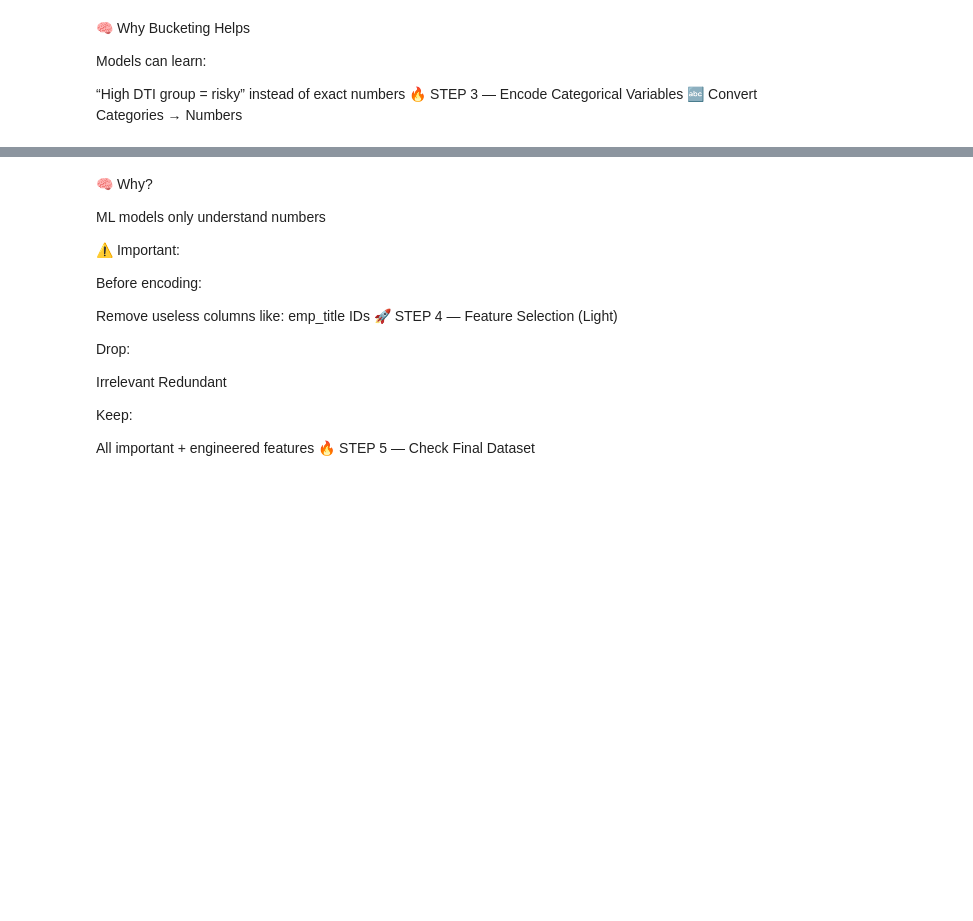
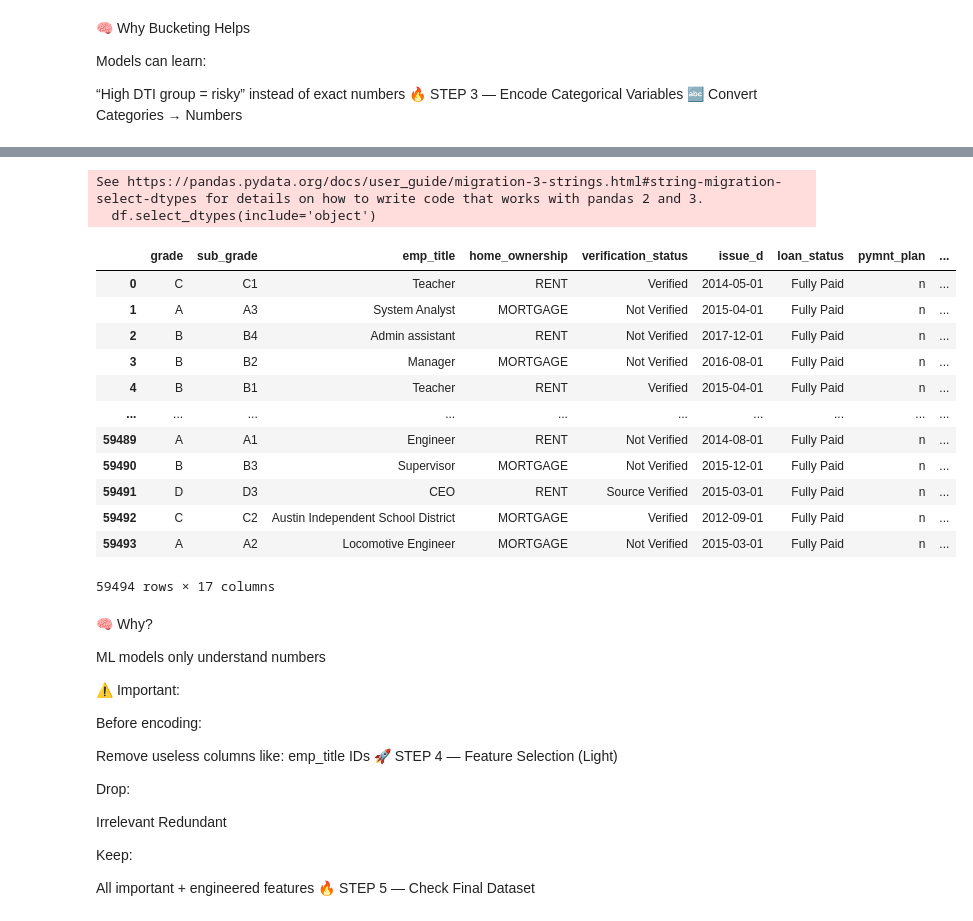
Before and after one commit to shreyansh26jan/fintech-credit-risk, a Jupyter notebook: notebook/day3B_FeatureEngineering.ipynb, the cells around one changed output, grey strips where cells are left out. Saved outputs shown, nothing was run; the diff lists cells and outputs as text; code cells hidden in the pictures; blank space fills up the shorter version.

Commit message:
Day3- Feature Engineering  Done

```diff
--- a/notebook/day3B_FeatureEngineering.ipynb
+++ b/notebook/day3B_FeatureEngineering.ipynb
@@ -86,3 +116,21 @@ df = pd.get_dummies(df, drop_first=True)
+# %%
+df.select_dtypes(include='object')
+# %% [output]
+See https://pandas.pydata.org/docs/user_guide/migration-3-strings.html#string-migration-select-dtypes for details on how to write code that works with pandas 2 and 3.
+  df.select_dtypes(include='object')
+|  | grade | sub_grade | emp_title | home_ownership | verification_status | issue_d | loan_status | pymnt_plan | ... |
+| 0 | C | C1 | Teacher | RENT | Verified | 2014-05-01 | Fully Paid | n | ... |
+| 1 | A | A3 | System Analyst | MORTGAGE | Not Verified | 2015-04-01 | Fully Paid | n | ... |
+| 2 | B | B4 | Admin assistant | RENT | Not Verified | 2017-12-01 | Fully Paid | n | ... |
+| 3 | B | B2 | Manager | MORTGAGE | Not Verified | 2016-08-01 | Fully Paid | n | ... |
+| 4 | B | B1 | Teacher | RENT | Verified | 2015-04-01 | Fully Paid | n | ... |
+| ... | ... | ... | ... | ... | ... | ... | ... | ... | ... |
+| 59489 | A | A1 | Engineer | RENT | Not Verified | 2014-08-01 | Fully Paid | n | ... |
+| 59490 | B | B3 | Supervisor | MORTGAGE | Not Verified | 2015-12-01 | Fully Paid | n | ... |
+| 59491 | D | D3 | CEO | RENT | Source Verified | 2015-03-01 | Fully Paid | n | ... |
+| 59492 | C | C2 | Austin Independent School District | MORTGAGE | Verified | 2012-09-01 | Fully Paid | n | ... |
+| 59493 | A | A2 | Locomotive Engineer | MORTGAGE | Not Verified | 2015-03-01 | Fully Paid | n | ... |
+59494 rows × 17 columns
 # %% [markdown]
 🧠 Why?
 
```
Also changed, not shown: parts of 14 cells of this notebook.
